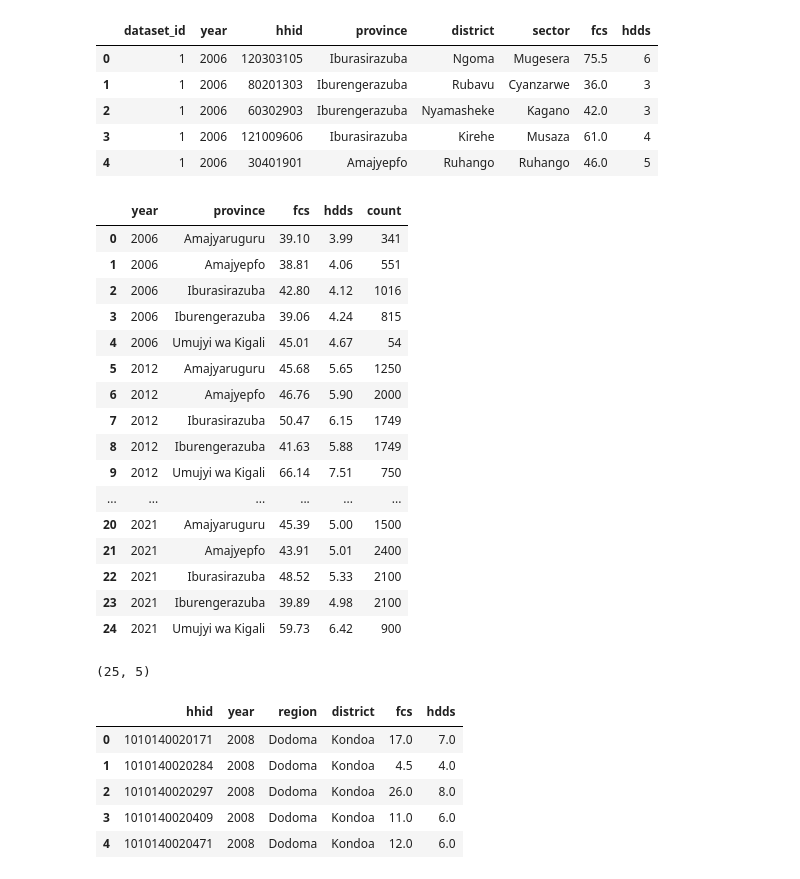
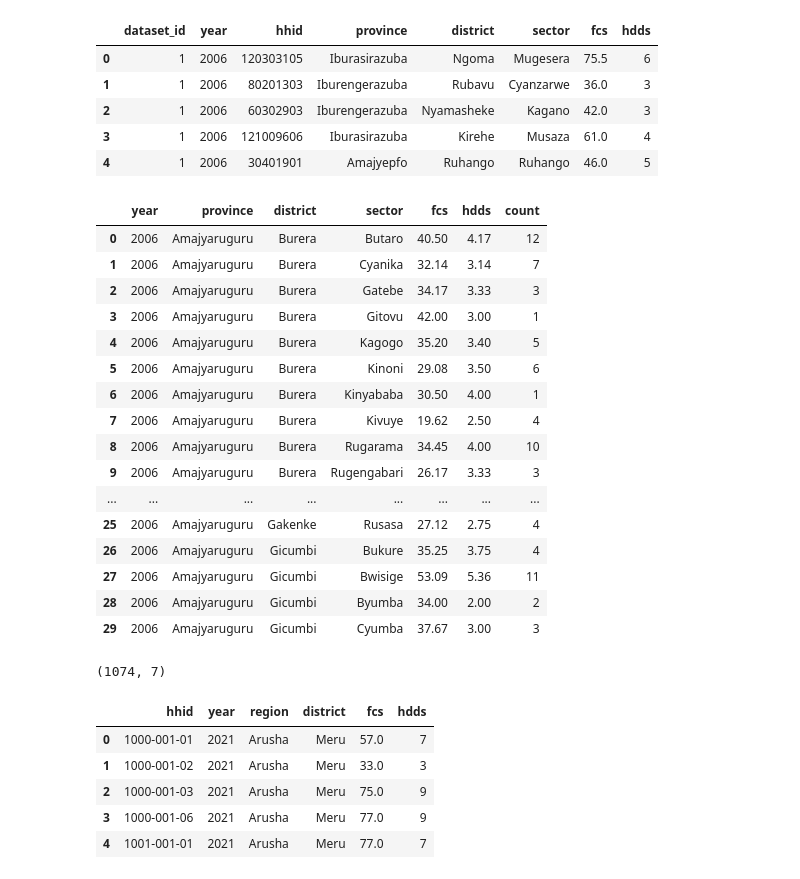
Before and after one commit to ashuu944/Predicting-Food-Security-Indicators, a Jupyter notebook: data_exploration_and_visualization.ipynb, the cells around one changed output. Cells and saved outputs as stored; diff of their text form; code cells hidden in the pictures.

```diff
--- a/data_exploration_and_visualization.ipynb
+++ b/data_exploration_and_visualization.ipynb
@@ -479,7 +520,7 @@ Geometry is in a geographic CRS. Results from 'centroid' are likely incorrect. U
 # %% [markdown]
 ### Rwanda 2006
 # %%
-rwanda_all_data = read_csv('rwanda_data/rwanda_all_data.csv',delimiter=',')
+rwanda_all_data = read_csv('rwanda_data/data/rwanda_all_sector.csv',delimiter=',')
 rwanda_all_data.head()
 # %% [output]
 |  | dataset_id | year | hhid | province | district | sector | fcs | hdds |
@@ -489,29 +530,29 @@ rwanda_all_data.head()
 | 3 | 1 | 2006 | 121009606 | Iburasirazuba | Kirehe | Musaza | 61.0 | 4 |
 | 4 | 1 | 2006 | 30401901 | Amajyepfo | Ruhango | Ruhango | 46.0 | 5 |
 # %%
-rwanda_all_data = calculate_mean(rwanda_all_data, ['year','province'], ['fcs','hdds'])
+rwanda_all_data = calculate_mean(rwanda_all_data, ['year','province','district','sector'], ['fcs','hdds'])
 rwanda_all_data.head(30)
 # %% [output]
-|  | year | province | fcs | hdds | count |
-| 0 | 2006 | Amajyaruguru | 39.10 | 3.99 | 341 |
-| 1 | 2006 | Amajyepfo | 38.81 | 4.06 | 551 |
-| 2 | 2006 | Iburasirazuba | 42.80 | 4.12 | 1016 |
-| 3 | 2006 | Iburengerazuba | 39.06 | 4.24 | 815 |
-| 4 | 2006 | Umujyi wa Kigali | 45.01 | 4.67 | 54 |
-| 5 | 2012 | Amajyaruguru | 45.68 | 5.65 | 1250 |
-| 6 | 2012 | Amajyepfo | 46.76 | 5.90 | 2000 |
-| 7 | 2012 | Iburasirazuba | 50.47 | 6.15 | 1749 |
-| 8 | 2012 | Iburengerazuba | 41.63 | 5.88 | 1749 |
-| 9 | 2012 | Umujyi wa Kigali | 66.14 | 7.51 | 750 |
-| ... | ... | ... | ... | ... | ... |
-| 20 | 2021 | Amajyaruguru | 45.39 | 5.00 | 1500 |
-| 21 | 2021 | Amajyepfo | 43.91 | 5.01 | 2400 |
-| 22 | 2021 | Iburasirazuba | 48.52 | 5.33 | 2100 |
-| 23 | 2021 | Iburengerazuba | 39.89 | 4.98 | 2100 |
-| 24 | 2021 | Umujyi wa Kigali | 59.73 | 6.42 | 900 |
+|  | year | province | district | sector | fcs | hdds | count |
+| 0 | 2006 | Amajyaruguru | Burera | Butaro | 40.50 | 4.17 | 12 |
+| 1 | 2006 | Amajyaruguru | Burera | Cyanika | 32.14 | 3.14 | 7 |
+| 2 | 2006 | Amajyaruguru | Burera | Gatebe | 34.17 | 3.33 | 3 |
+| 3 | 2006 | Amajyaruguru | Burera | Gitovu | 42.00 | 3.00 | 1 |
+| 4 | 2006 | Amajyaruguru | Burera | Kagogo | 35.20 | 3.40 | 5 |
+| 5 | 2006 | Amajyaruguru | Burera | Kinoni | 29.08 | 3.50 | 6 |
+| 6 | 2006 | Amajyaruguru | Burera | Kinyababa | 30.50 | 4.00 | 1 |
+| 7 | 2006 | Amajyaruguru | Burera | Kivuye | 19.62 | 2.50 | 4 |
+| 8 | 2006 | Amajyaruguru | Burera | Rugarama | 34.45 | 4.00 | 10 |
+| 9 | 2006 | Amajyaruguru | Burera | Rugengabari | 26.17 | 3.33 | 3 |
+| ... | ... | ... | ... | ... | ... | ... | ... |
+| 25 | 2006 | Amajyaruguru | Gakenke | Rusasa | 27.12 | 2.75 | 4 |
+| 26 | 2006 | Amajyaruguru | Gicumbi | Bukure | 35.25 | 3.75 | 4 |
+| 27 | 2006 | Amajyaruguru | Gicumbi | Bwisige | 53.09 | 5.36 | 11 |
+| 28 | 2006 | Amajyaruguru | Gicumbi | Byumba | 34.00 | 2.00 | 2 |
+| 29 | 2006 | Amajyaruguru | Gicumbi | Cyumba | 37.67 | 3.00 | 3 |
 # %%
 rwanda_all_data.shape
 # %% [output]
-(25, 5)
+(1074, 7)
 # %%
 #save the dataset
@@ -519,11 +560,11 @@ rwanda_all_data.to_csv('rwanda_data/rwanda_all_data_mean_by_province.csv', index
 # %%
-tz = read_csv('tanzania_data/tanzania_all_data.csv',delimiter=',')
+tz = read_csv('tanzania_data/tanzania_2020_2021_final.csv',delimiter=',')
 tz.head()
 # %% [output]
 |  | hhid | year | region | district | fcs | hdds |
-| 0 | 1010140020171 | 2008 | Dodoma | Kondoa | 17.0 | 7.0 |
-| 1 | 1010140020284 | 2008 | Dodoma | Kondoa | 4.5 | 4.0 |
-| 2 | 1010140020297 | 2008 | Dodoma | Kondoa | 26.0 | 8.0 |
-| 3 | 1010140020409 | 2008 | Dodoma | Kondoa | 11.0 | 6.0 |
-| 4 | 1010140020471 | 2008 | Dodoma | Kondoa | 12.0 | 6.0 |
+| 0 | 1000-001-01 | 2021 | Arusha | Meru | 57.0 | 7 |
+| 1 | 1000-001-02 | 2021 | Arusha | Meru | 33.0 | 3 |
+| 2 | 1000-001-03 | 2021 | Arusha | Meru | 75.0 | 9 |
+| 3 | 1000-001-06 | 2021 | Arusha | Meru | 77.0 | 9 |
+| 4 | 1001-001-01 | 2021 | Arusha | Meru | 77.0 | 7 |
 # %%
```
Also changed, not shown: parts of 11 cells of this notebook, 1 other file.
